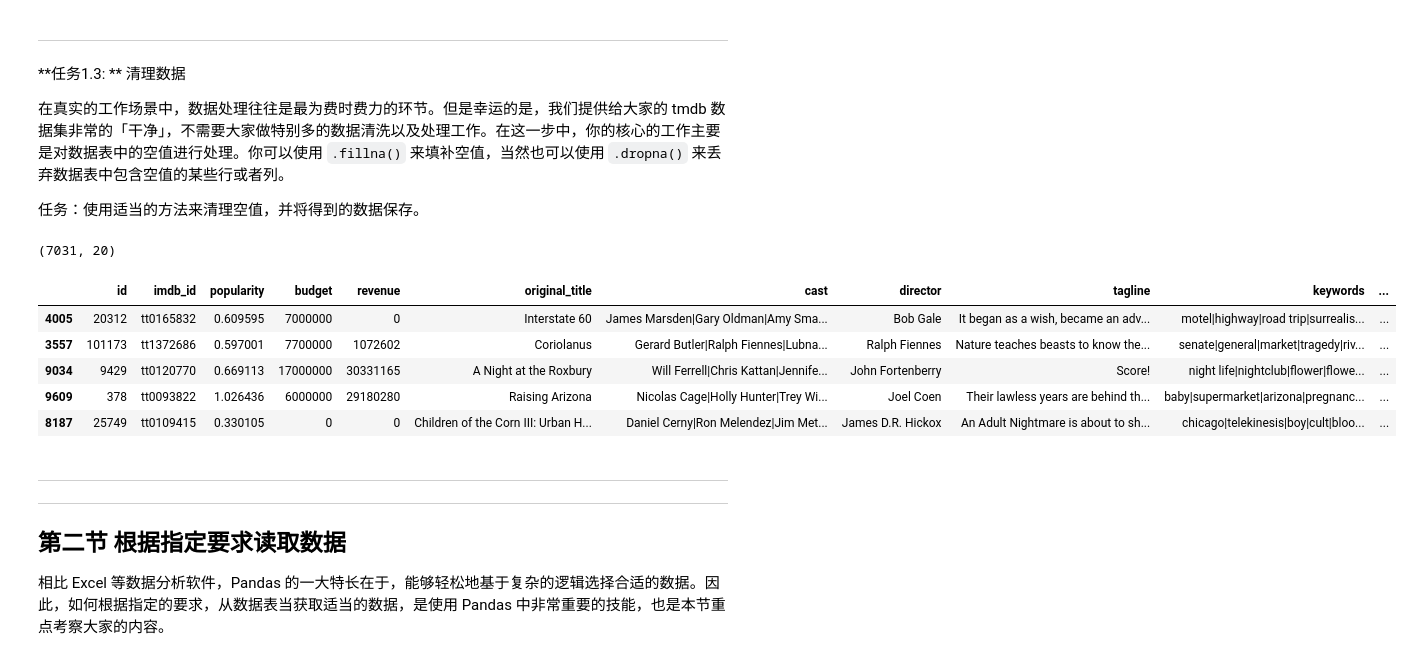
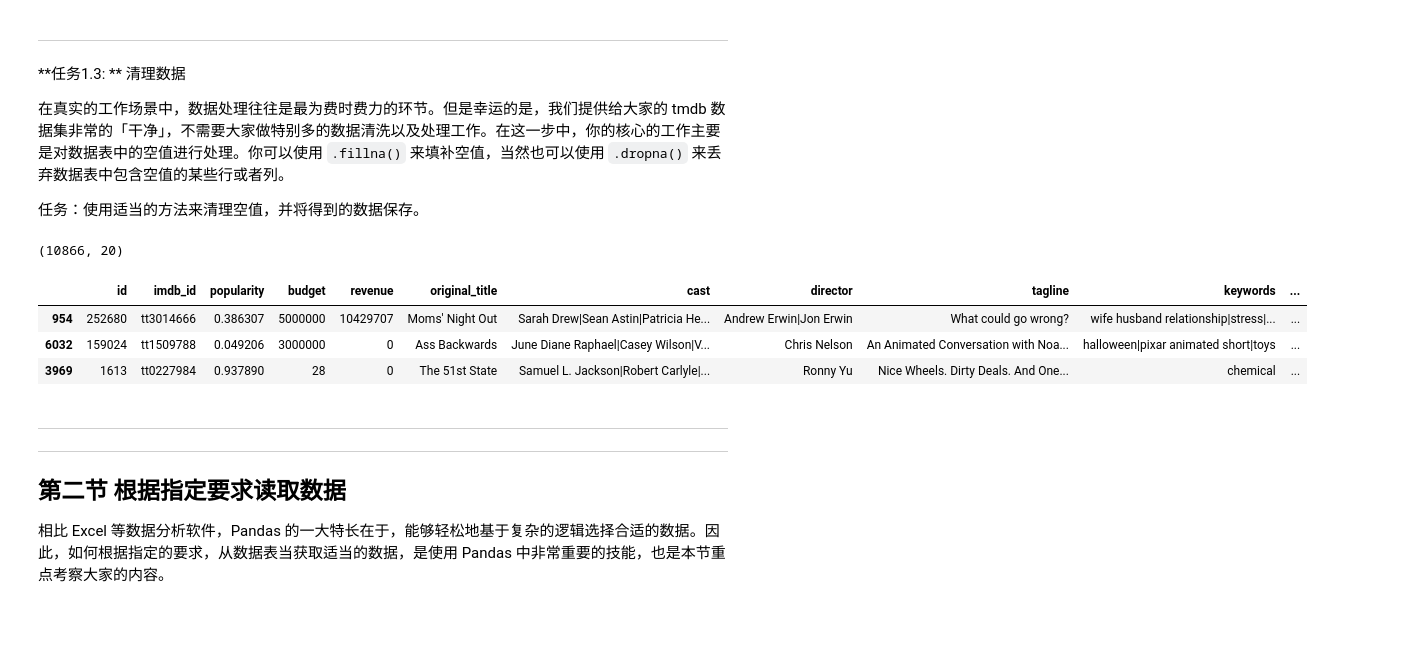
Before and after one commit to LYleonard/DataAnalysis, a Jupyter notebook: Statistics/ExploringDataSet/Explore_Movie_Dataset/Explore Movie Dataset_tmdb.ipynb, the cells around one changed output. Drawn from its saved outputs; the diff is of its cells as text; code cells hidden in the pictures; blank space fills up the shorter version.

```diff
--- a/Statistics/ExploringDataSet/Explore_Movie_Dataset/Explore Movie Dataset_tmdb.ipynb
+++ b/Statistics/ExploringDataSet/Explore_Movie_Dataset/Explore Movie Dataset_tmdb.ipynb
@@ -149,20 +150,19 @@ movie_data[['popularity', 'budget', 'revenue', 'runtime', 'vote_count', 'vote_av
 # %%
 # 有待进一步修改
 movie_data.drop(['homepage'],axis=1, inplace=True)
-movie_data.dropna(how='any', inplace=True)
-# movie_data.tail()
-movie_data.shape
-# %% [output]
-(7031, 20)
+# %%
+movie_data.fillna(method='ffill', inplace=True)
+
+movie_data.shape
+# %% [output]
+(10866, 20)
 # %%
-movie_data.sample(5)
+movie_data.sample(3)
 # %% [output]
 |  | id | imdb_id | popularity | budget | revenue | original_title | cast | director | tagline | keywords | ... |
-| 4005 | 20312 | tt0165832 | 0.609595 | 7000000 | 0 | Interstate 60 | James Marsden|Gary Oldman|Amy Sma... | Bob Gale | It began as a wish, became an adv... | motel|highway|road trip|surrealis... | ... |
-| 3557 | 101173 | tt1372686 | 0.597001 | 7700000 | 1072602 | Coriolanus | Gerard Butler|Ralph Fiennes|Lubna... | Ralph Fiennes | Nature teaches beasts to know the... | senate|general|market|tragedy|riv... | ... |
-| 9034 | 9429 | tt0120770 | 0.669113 | 17000000 | 30331165 | A Night at the Roxbury | Will Ferrell|Chris Kattan|Jennife... | John Fortenberry | Score! | night life|nightclub|flower|flowe... | ... |
-| 9609 | 378 | tt0093822 | 1.026436 | 6000000 | 29180280 | Raising Arizona | Nicolas Cage|Holly Hunter|Trey Wi... | Joel Coen | Their lawless years are behind th... | baby|supermarket|arizona|pregnanc... | ... |
-| 8187 | 25749 | tt0109415 | 0.330105 | 0 | 0 | Children of the Corn III: Urban H... | Daniel Cerny|Ron Melendez|Jim Met... | James D.R. Hickox | An Adult Nightmare is about to sh... | chicago|telekinesis|boy|cult|bloo... | ... |
+| 954 | 252680 | tt3014666 | 0.386307 | 5000000 | 10429707 | Moms' Night Out | Sarah Drew|Sean Astin|Patricia He... | Andrew Erwin|Jon Erwin | What could go wrong? | wife husband relationship|stress|... | ... |
+| 6032 | 159024 | tt1509788 | 0.049206 | 3000000 | 0 | Ass Backwards | June Diane Raphael|Casey Wilson|V... | Chris Nelson | An Animated Conversation with Noa... | halloween|pixar animated short|toys | ... |
+| 3969 | 1613 | tt0227984 | 0.937890 | 28 | 0 | The 51st State | Samuel L. Jackson|Robert Carlyle|... | Ronny Yu | Nice Wheels. Dirty Deals. And One... | chemical | ... |
 # %%
 movie_data.to_csv('movie_data_clean.csv')
 # %% [markdown]
```
Also changed, not shown: parts of 19 cells of this notebook, 2 other files.
